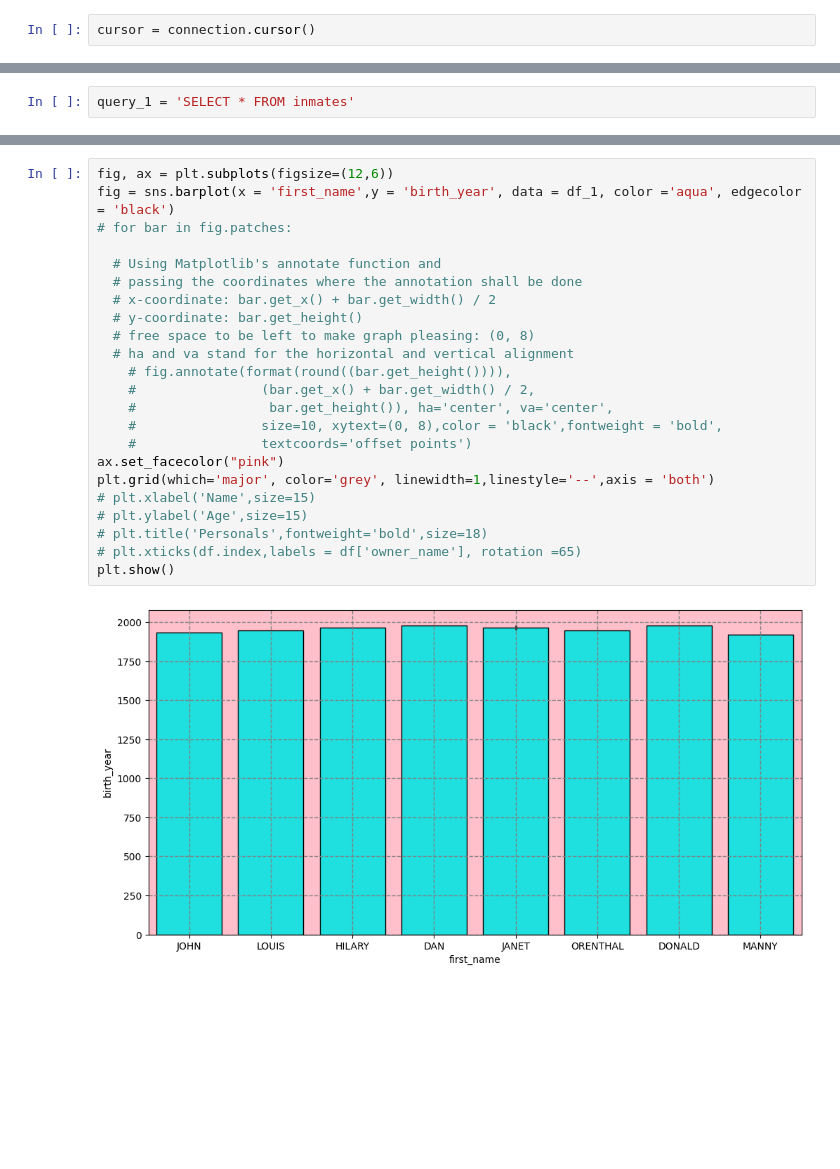
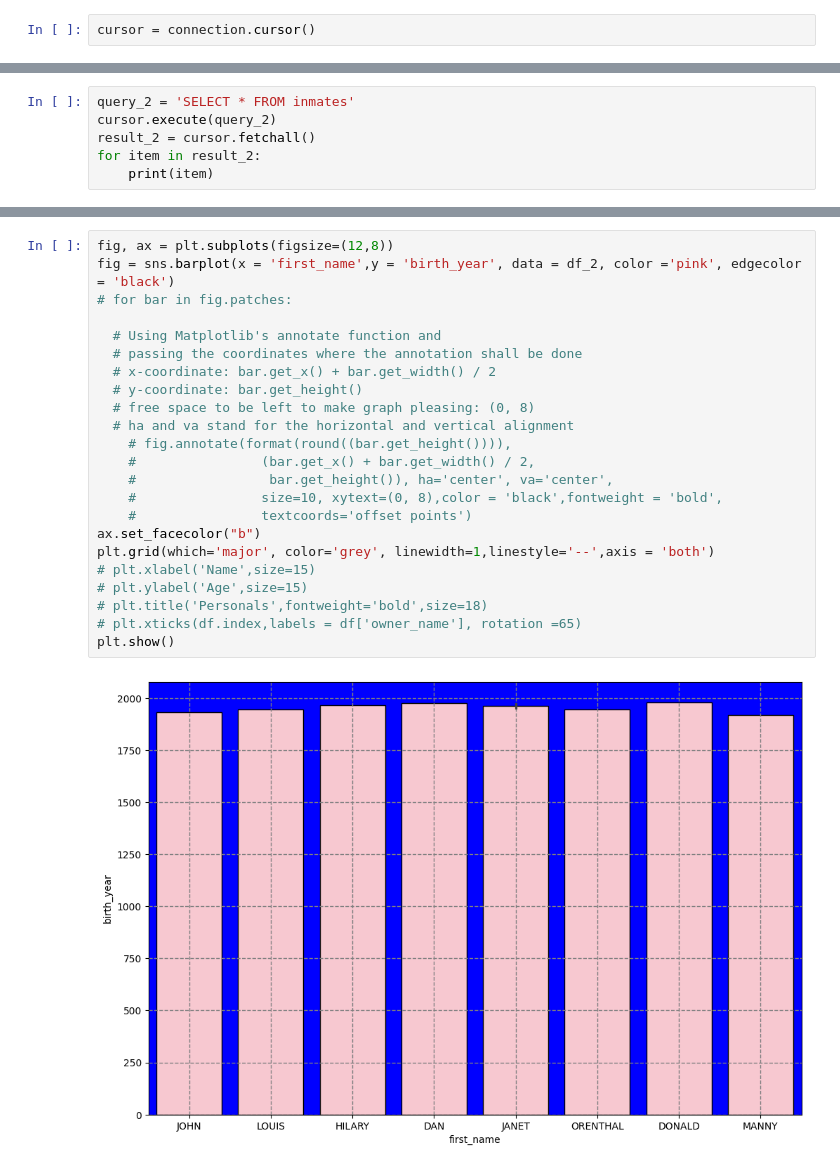
Before and after one commit to 88alexinho/train_db_outer, a Jupyter notebook: outer_db_train.ipynb, the cells around one changed output, grey strips where cells are left out. Cells and saved outputs as stored; diff of their text form; blank space fills up the shorter version.

```diff
--- a/outer_db_train.ipynb
+++ b/outer_db_train.ipynb
@@ -122,4 +117,8 @@ plt.show()
 # %% [output]
 [figure]
 # %%
-query_1 = 'SELECT * FROM inmates'
+query_2 = 'SELECT * FROM inmates'
+cursor.execute(query_2)
+result_2 = cursor.fetchall()
+for item in result_2:
+    print(item)
@@ -158,28 +148,28 @@ df_1.shape
 # %% [output]
 (9, 6)
 # %%
-fig, ax = plt.subplots(figsize=(12,6))
-fig = sns.barplot(x = 'first_name',y = 'birth_year', data = df_1, color ='aqua', edgecolor = 'black')
+fig, ax = plt.subplots(figsize=(12,8))
+fig = sns.barplot(x = 'first_name',y = 'birth_year', data = df_2, color ='pink', edgecolor = 'black')
 # for bar in fig.patches:
 
   # Using Matplotlib's annotate function and
   # passing the coordinates where the annotation shall be done
   # x-coordinate: bar.get_x() + bar.get_width() / 2
   # y-coordinate: bar.get_height()
   # free space to be left to make graph pleasing: (0, 8)
   # ha and va stand for the horizontal and vertical alignment
     # fig.annotate(format(round((bar.get_height()))),
     #                (bar.get_x() + bar.get_width() / 2,
     #                 bar.get_height()), ha='center', va='center',
     #                size=10, xytext=(0, 8),color = 'black',fontweight = 'bold',
     #                textcoords='offset points')
-ax.set_facecolor("pink")
+ax.set_facecolor("b")
 plt.grid(which='major', color='grey', linewidth=1,linestyle='--',axis = 'both')
 # plt.xlabel('Name',size=15)
 # plt.ylabel('Age',size=15)
 # plt.title('Personals',fontweight='bold',size=18)
 # plt.xticks(df.index,labels = df['owner_name'], rotation =65)
 plt.show()
 # %% [output]
-[figure, old version]
+[figure, new version]
 # %%
```
Also changed, not shown: parts of 23 cells of this notebook.
